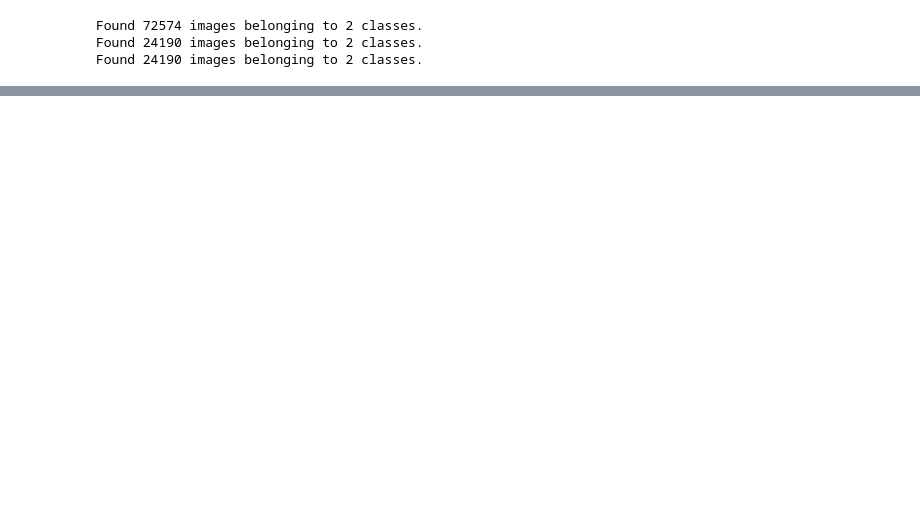
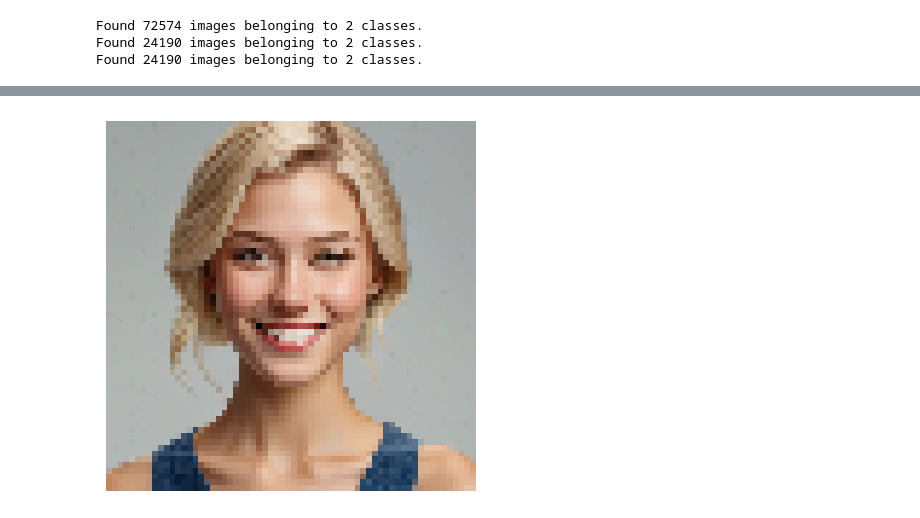
Before and after one commit to luis-robotic/AI-vs-Real-Image-Classifier, a Jupyter notebook: ModeloCNN2_little.ipynb, the cells around one changed output, grey strips where cells are left out. Drawn from its saved outputs; the diff is of its cells as text; code cells hidden in the pictures; blank space fills up the shorter version.

```diff
--- a/ModeloCNN2_little.ipynb
+++ b/ModeloCNN2_little.ipynb
@@ -108,7 +108,7 @@ model.compile(
 # )
 history = model.fit(
     train_generator,
-    epochs=5,
+    epochs=50,
     validation_data=val_generator,
     steps_per_epoch=6,
     validation_steps=3
@@ -150,0 +152,30 @@ plt.show()
+# %%
+from tensorflow.keras.preprocessing import image
+
+
+# Ruta de la imagen nueva
+img_path = r"C:\Users\Usuario\Downloads\IA1.jpg"
+ # <-- cambia esto
+
+# Cargar imagen
+img = image.load_img(img_path, target_size=(IMG_SIZE, IMG_SIZE))
+
+# Convertir a array
+img_array = image.img_to_array(img)
+
+# Normalizar (igual que entrenamiento)
+img_array = img_array / 255.0
+
+# Añadir dimensión batch
+img_array = np.expand_dims(img_array, axis=0)
+
+# Mostrar imagen
+plt.imshow(img)
+plt.axis("off")
+plt.show()
+
+prediction = model.predict(img_array)
+
+print("Raw prediction:", prediction)
+# %% [output]
+[figure, added]
```
Also changed, not shown: parts of 9 cells of this notebook.
